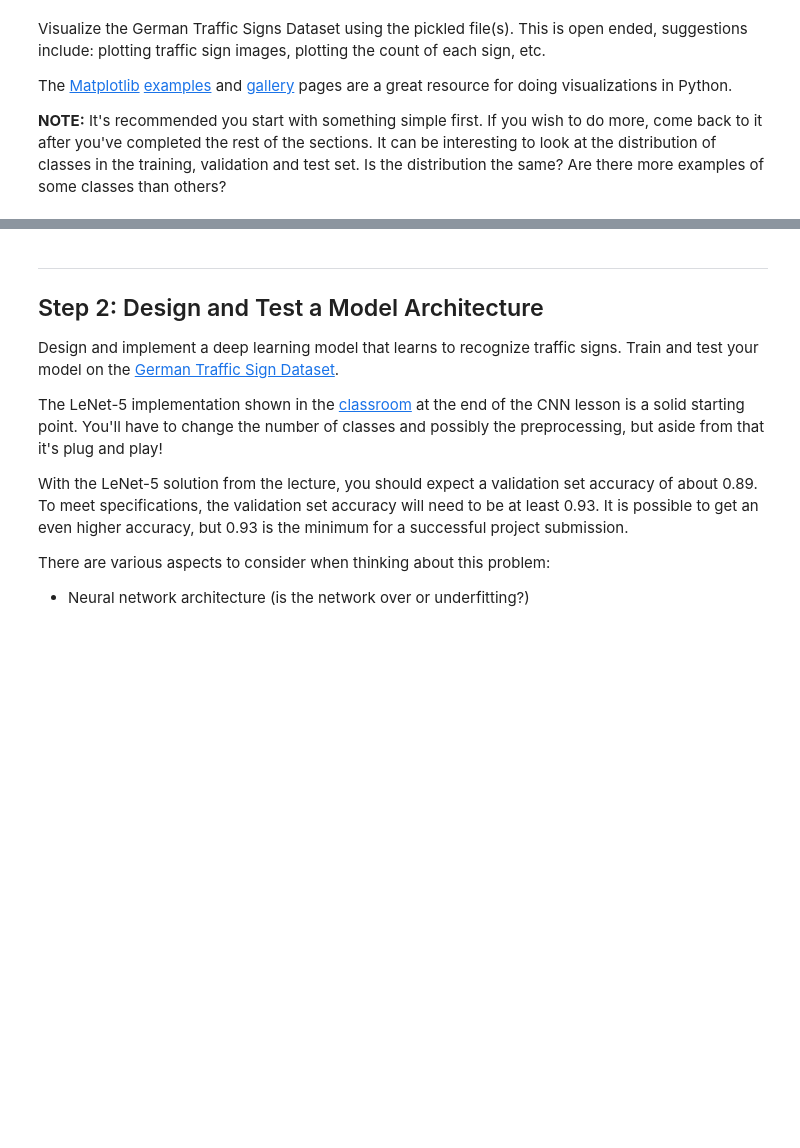
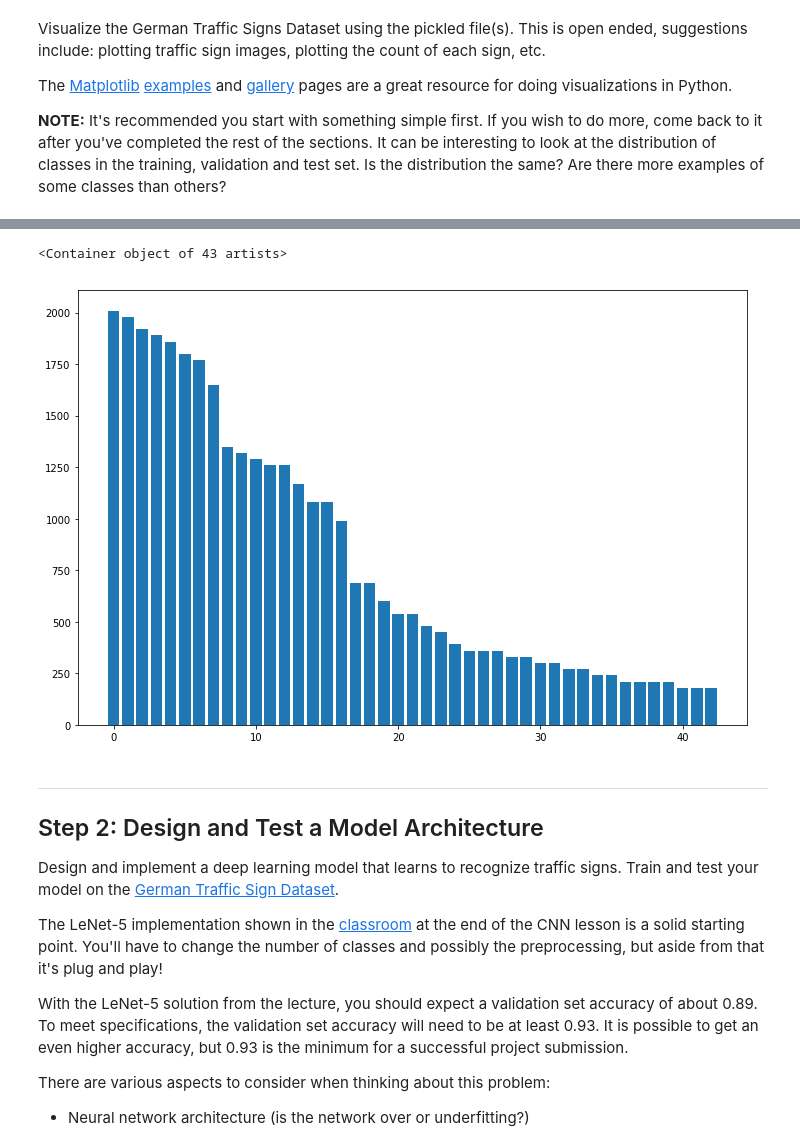
Before and after one commit to MUZUIXIAOHAI/Udacity-P2, a Jupyter notebook: Traffic_Sign_Classifier.ipynb, the cells around one changed output, grey strips where cells are left out. Cells and saved outputs as stored; diff of their text form; code cells hidden in the pictures; blank space fills up the shorter version.

```diff
--- a/Traffic_Sign_Classifier.ipynb
+++ b/Traffic_Sign_Classifier.ipynb
@@ -210,0 +183,11 @@ print(X_train[0][0][0])
+# %%
+data_i = [[i, sum(y_train_origen == i )] for i in range(len(np.unique(y_train_origen)))]
+data_i_sorted = sorted(data_i, key=lambda x: x[1])
+
+data_pd = pd.read_csv('signnames.csv')
+
+data_pd['Occurance'] = pd.Series(np.asarray(data_i_sorted).T[1], index=np.asarray(data_i_sorted).T[0])
+data_pd_sorted = data_pd.sort_values(['Occurance'], ascending=[0]).reset_index()
+data_pd_sorted = data_pd_sorted.drop('index', 1)
+
+data_pd_sorted
@@ -211,3 +212,9 @@ print(X_train[0][0][0])
+# %%
+plt.figure(figsize = (12, 8))
+plt.bar(range(43), height = data_pd_sorted["Occurance"])
+# %% [output]
+<Container object of 43 artists>
+[figure, added]
 # %% [markdown]
 ----
 
```
Also changed, not shown: parts of 33 cells of this notebook.
